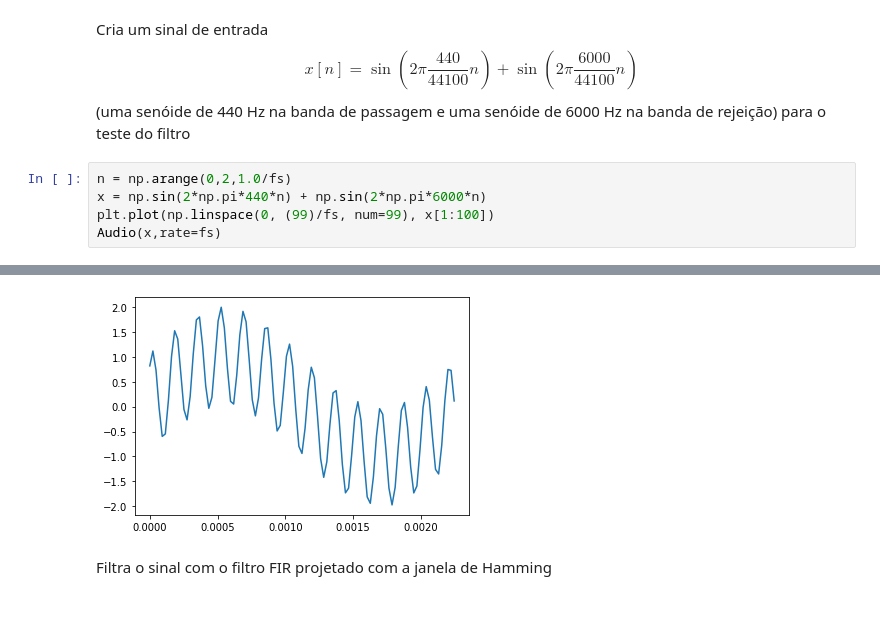
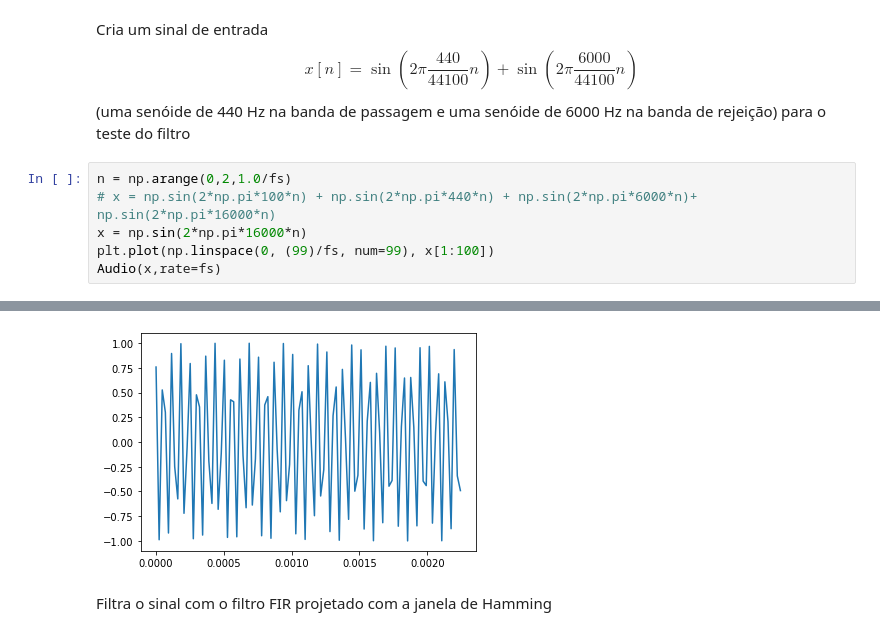
Before and after one commit to pmvdafonseca/filter_fir_high_pass, a Jupyter notebook: Projeto_FIR.ipynb, the cells around one changed output, grey strips where cells are left out. Drawn from its saved outputs; the diff is of its cells as text.

```diff
--- a/Projeto_FIR.ipynb
+++ b/Projeto_FIR.ipynb
@@ -195,12 +196,13 @@ plt.axis([0, np.pi, -80, 6])
 Cria um sinal de entrada $$x[n] = \sin(2\pi \frac{440}{44100} n) + \sin(2\pi \frac{6000}{44100} n)$$ (uma senóide de 440 Hz na banda de passagem e uma senóide de 6000 Hz na banda de rejeição) para o teste do filtro
 # %%
 n = np.arange(0,2,1.0/fs)
-x = np.sin(2*np.pi*440*n) + np.sin(2*np.pi*6000*n)
+# x = np.sin(2*np.pi*100*n) + np.sin(2*np.pi*440*n) + np.sin(2*np.pi*6000*n)+ np.sin(2*np.pi*16000*n)
+x = np.sin(2*np.pi*16000*n)
 plt.plot(np.linspace(0, (99)/fs, num=99), x[1:100])
 Audio(x,rate=fs)
 # %% [output]
 [interactive output not drawn]
-[figure, old version]
+[figure, new version]
 # %% [markdown]
 Filtra o sinal com o filtro FIR projetado com a janela de Hamming
 # %%
```
Also changed, not shown: parts of 13 cells of this notebook.
